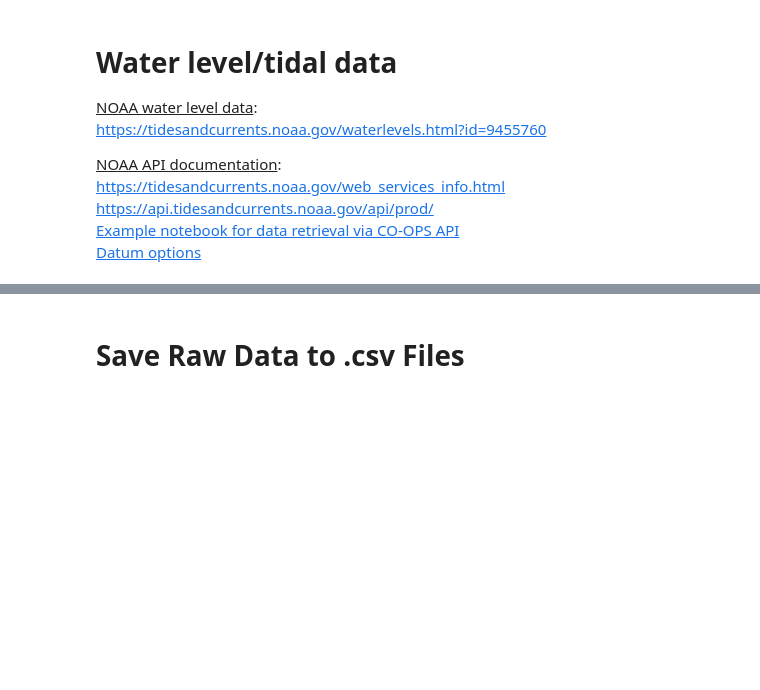
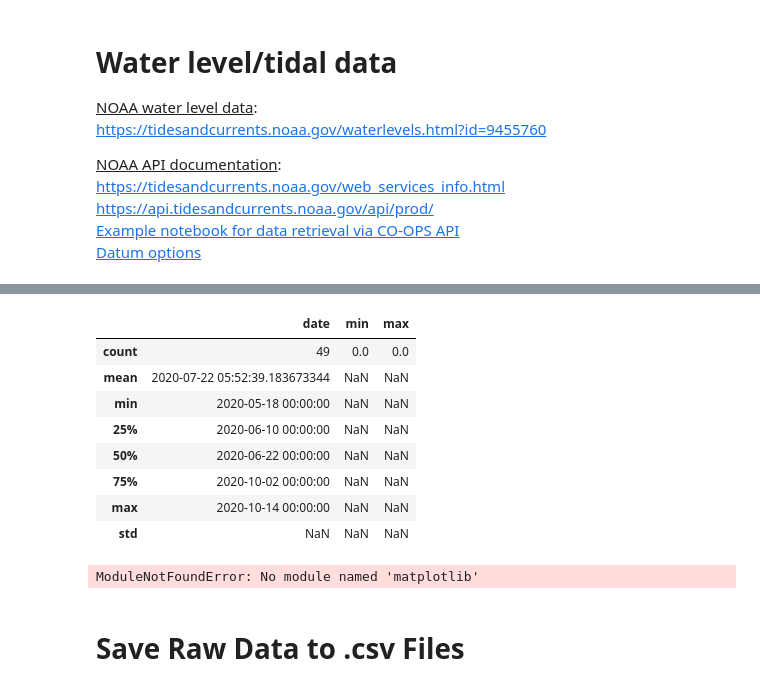
Before and after one commit to tyler-dardis/kenai-river-salmon-counts, a Jupyter notebook: notebooks/data_ingestion.ipynb, the cells around one changed output, grey strips where cells are left out. Drawn from its saved outputs; the diff is of its cells as text; code cells hidden in the pictures; blank space fills up the shorter version.

Commit message:
Added tidal data ingestion

```diff
--- a/notebooks/data_ingestion.ipynb
+++ b/notebooks/data_ingestion.ipynb
@@ -221,6 +221,9 @@ language = 'english'
 # %%
 # Function to retrieve and process NOAA data for a set date
 # If API request is successful, this function returns data in a list (which can be appended with a loop)
+
+import numpy as np
+
 def fetch_daily_sea_levels(month_start):
     # Format the start and end date for the API request
     start_date_str = month_start.strftime('%Y%m%d')
@@ -237,9 +240,10 @@ def fetch_daily_sea_levels(month_start):
         noaa_json = noaa_response.json()
         # Extract the water level data (for the current day)
         for record in noaa_json['data']:
+            sea_level_value = record['v']
             data.append({
                 'timestamp': record['t'],
-                'sea_level': float(record['v'])
+                'sea_level': float(sea_level_value) if sea_level_value else np.nan # if/else is needed because some values are ''
             })
         return data
     else:
@@ -270,5 +291,25 @@ ValueError: could not convert string to float: ''
 # %%
-sea_level_df.head()
+sea_level_df['date'] = pd.to_datetime(sea_level_df['date'])
+# %%
+# missing data on 49 different days between 5/18/20 - 10/14/20
+nan_rows = sea_level_df[sea_level_df.isna().any(axis=1)]
+nan_rows.describe()
+# %% [output]
+|  | date | min | max |
+| count | 49 | 0.0 | 0.0 |
+| mean | 2020-07-22 05:52:39.183673344 | NaN | NaN |
+| min | 2020-05-18 00:00:00 | NaN | NaN |
+| 25% | 2020-06-10 00:00:00 | NaN | NaN |
+| 50% | 2020-06-22 00:00:00 | NaN | NaN |
+| 75% | 2020-10-02 00:00:00 | NaN | NaN |
+| max | 2020-10-14 00:00:00 | NaN | NaN |
+| std | NaN | NaN | NaN |
+# %%
+import matplotlib.pyplot as plt
+
+sea_level_df.plot()
+# %% [output]
+ModuleNotFoundError: No module named 'matplotlib'
 # %% [markdown]
 # Save Raw Data to .csv Files
 # %%
```
Also changed, not shown: parts of 2 cells of this notebook, 2 other files.
